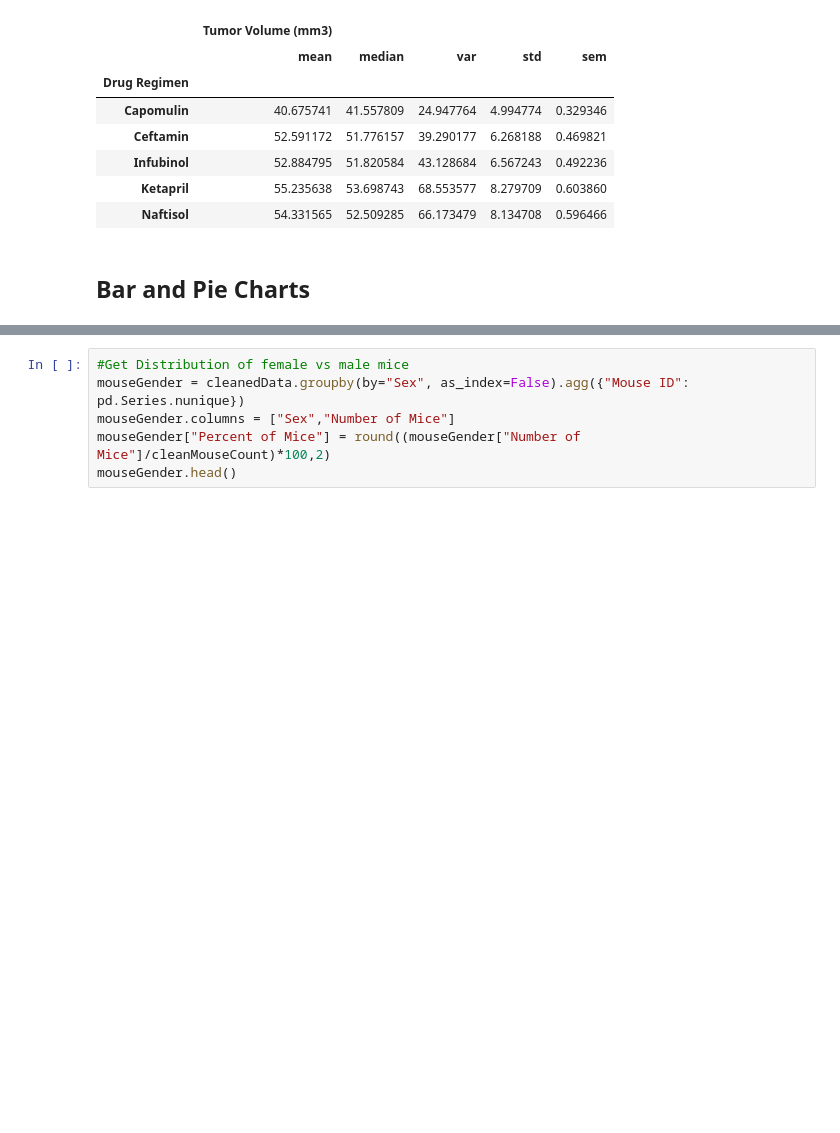
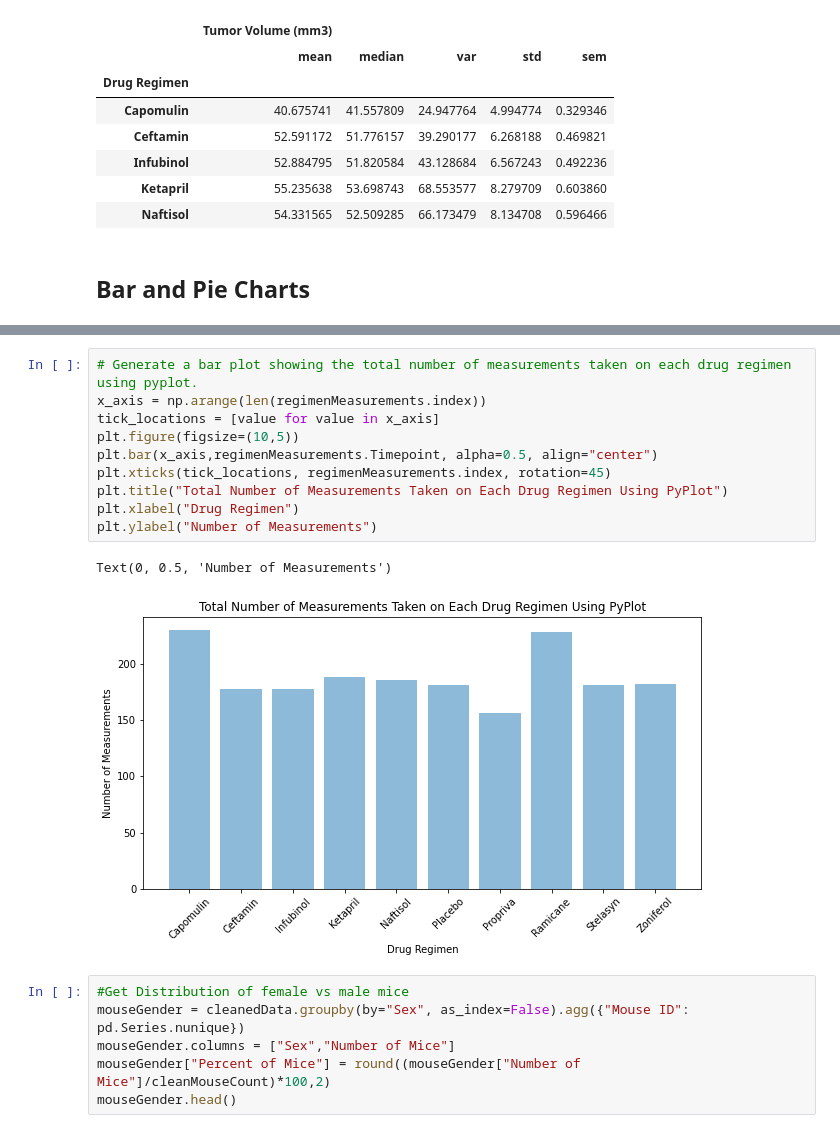
Before and after one commit to eukestad/Pymaceuticals-Capomulin-Review, a Jupyter notebook: Pymaceuticals/pymaceuticals_starter.ipynb, the cells around one changed output, grey strips where cells are left out. Drawn from its saved outputs; the diff is of its cells as text; blank space fills up the shorter version.

```diff
--- a/Pymaceuticals/pymaceuticals_starter.ipynb
+++ b/Pymaceuticals/pymaceuticals_starter.ipynb
@@ -140,3 +147,16 @@ regimenGroupsAgg.head()
+# %%
+# Generate a bar plot showing the total number of measurements taken on each drug regimen using pyplot.
+x_axis = np.arange(len(regimenMeasurements.index))
+tick_locations = [value for value in x_axis]
+plt.figure(figsize=(10,5))
+plt.bar(x_axis,regimenMeasurements.Timepoint, alpha=0.5, align="center")
+plt.xticks(tick_locations, regimenMeasurements.index, rotation=45)
+plt.title("Total Number of Measurements Taken on Each Drug Regimen Using PyPlot")
+plt.xlabel("Drug Regimen")
+plt.ylabel("Number of Measurements")
+# %% [output]
+Text(0, 0.5, 'Number of Measurements')
+[figure, added]
 # %%
 #Get Distribution of female vs male mice
 mouseGender = cleanedData.groupby(by="Sex", as_index=False).agg({"Mouse ID": pd.Series.nunique})
```
Also changed, not shown: parts of 4 cells of this notebook.
